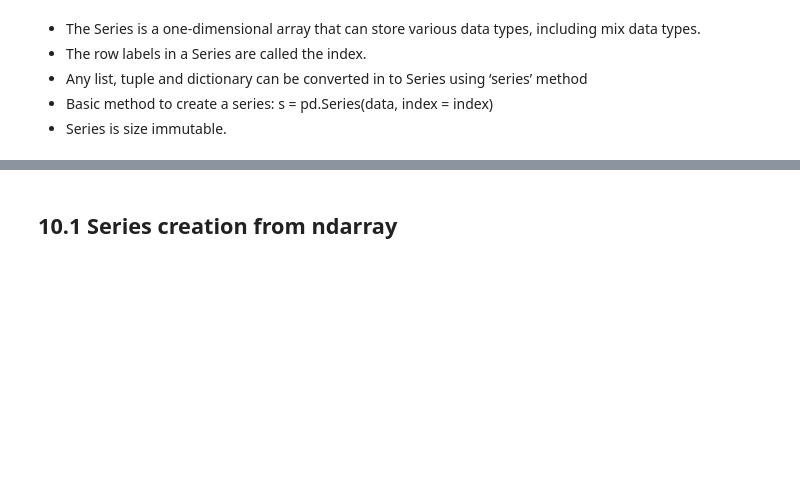
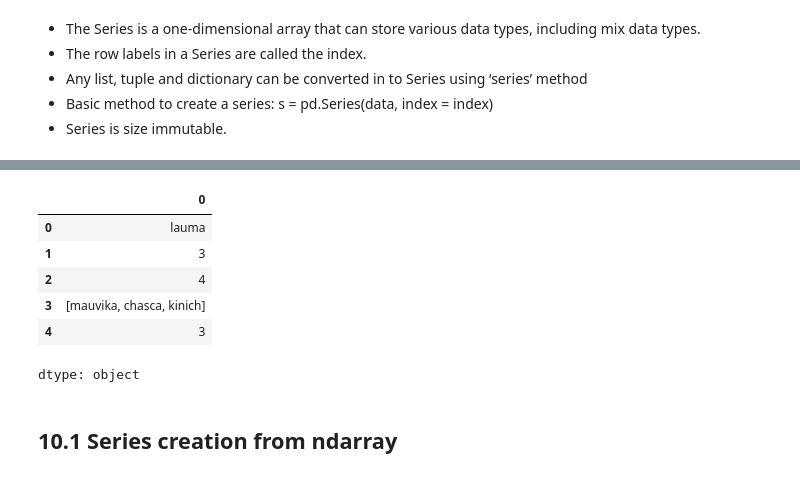
Before and after one commit to cirrus03/Week1-Intro-to-Python, a Jupyter notebook: introduction_to_python.ipynb, the cells around one changed output, grey strips where cells are left out. Drawn from its saved outputs; the diff is of its cells as text; code cells hidden in the pictures; blank space fills up the shorter version.

```diff
--- a/introduction_to_python.ipynb
+++ b/introduction_to_python.ipynb
@@ -1272,4 +1273,18 @@ s
 dtype: object
+# %%
+#import pandas
+import pandas as pd
+#create a series  with different data types
+mySeries = pd.Series(["lauma", 3, 4, ["mauvika", "chasca", "kinich"], 3])
+mySeries
+# %% [output]
+|  | 0 |
+| 0 | lauma |
+| 1 | 3 |
+| 2 | 4 |
+| 3 | [mauvika, chasca, kinich] |
+| 4 | 3 |
+dtype: object
 # %% [markdown]
 ## 10.1 Series creation from ndarray
 # %% [markdown]
```
Also changed, not shown: parts of 17 cells of this notebook.
